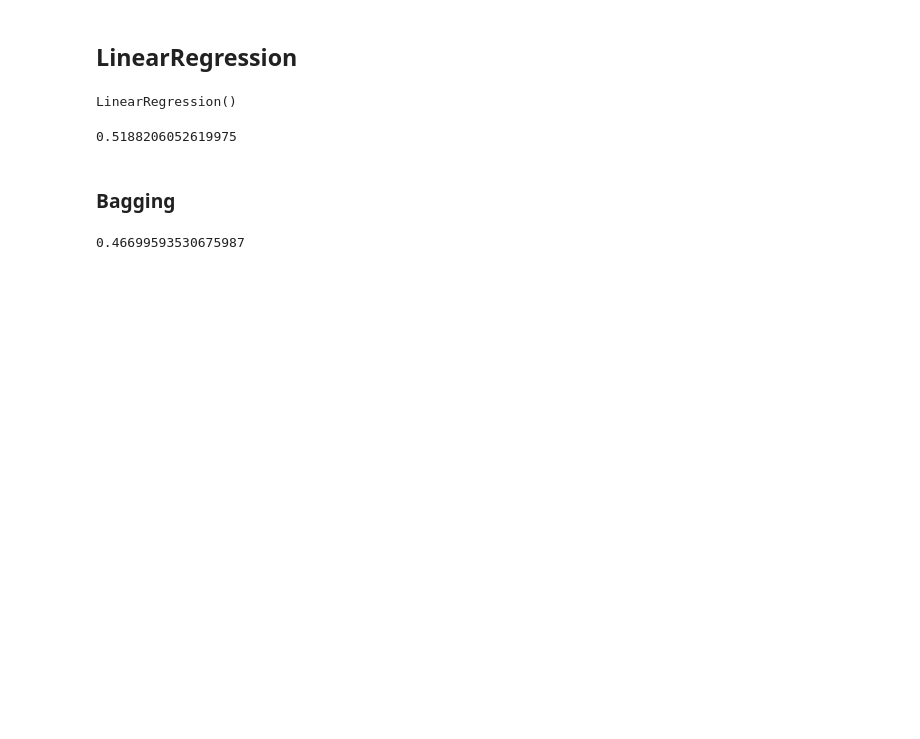
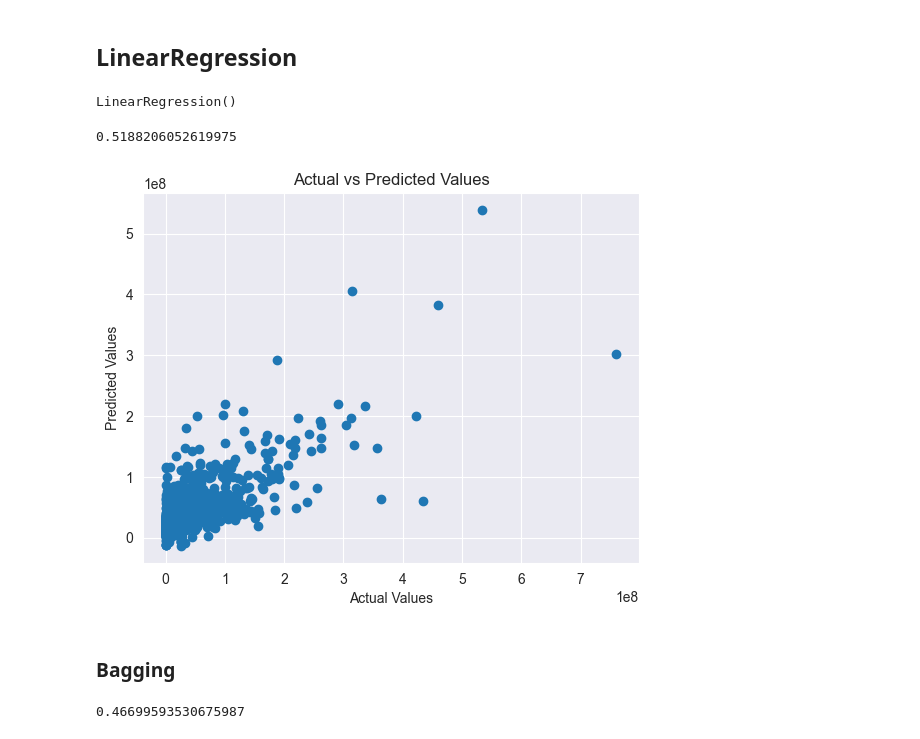
Before and after one commit to Cyriloo7/Movie-Gross-Prediction-, a Jupyter notebook: MovieGrossPrediction.ipynb, the cells around one changed output. Drawn from its saved outputs; the diff is of its cells as text; code cells hidden in the pictures; blank space fills up the shorter version.

```diff
--- a/MovieGrossPrediction.ipynb
+++ b/MovieGrossPrediction.ipynb
@@ -201,8 +219,11 @@ reg.fit(X_train,y_train)
 LinearRegression()
 # %%
 print(reg.score(X_test,y_test))
+y_pred = reg.predict(X_test)
+grap(y_pred)
 # %% [output]
 0.5188206052619975
+[figure, added]
 # %% [markdown]
 ### Bagging
 # %%
```
Also changed, not shown: parts of 19 cells of this notebook.
